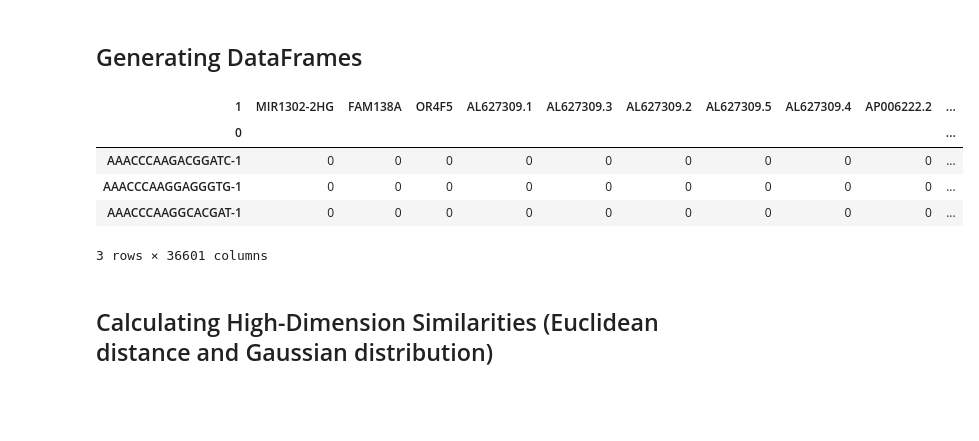
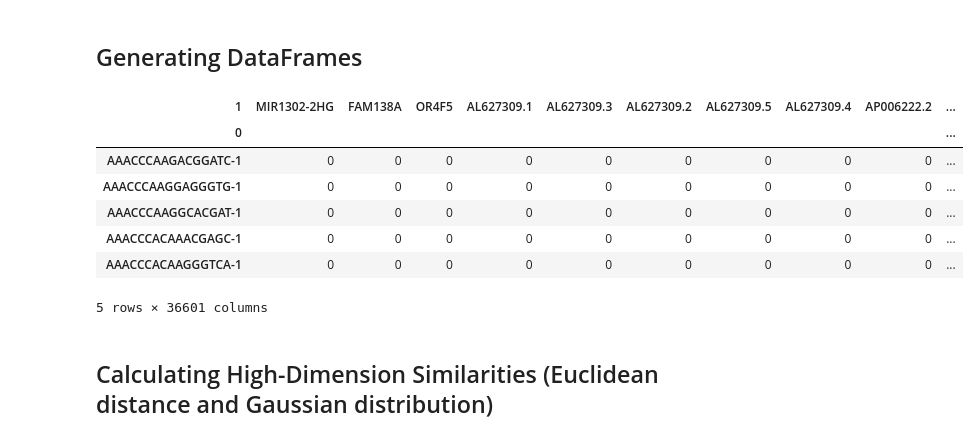
Before and after one commit to charVANder/UMAP_Implementation_on_scRNAseq, a Jupyter notebook: implementation.ipynb, the cells around one changed output. Saved outputs shown, nothing was run; the diff lists cells and outputs as text; code cells hidden in the pictures; blank space fills up the shorter version.

```diff
--- a/implementation.ipynb
+++ b/implementation.ipynb
@@ -51,14 +51,16 @@ male_counts_matrix, male_features, male_barcodes = load_data(male_counts_matrix_
 # %%
 fem_df = pd.DataFrame(fem_counts_matrix.T, index=fem_barcodes[0], columns=fem_features[1]) # Used transpose so that genes are the features.
 male_df = pd.DataFrame(male_counts_matrix.T, index=male_barcodes[0], columns=male_features[1])
-fem_df.head(3) # Used transpose so that genes are the features.
+fem_df.head(5) # Used transpose so that genes are the features.
 # %% [output]
 | 1 | MIR1302-2HG | FAM138A | OR4F5 | AL627309.1 | AL627309.3 | AL627309.2 | AL627309.5 | AL627309.4 | AP006222.2 | ... |
 | 0 |  |  |  |  |  |  |  |  |  | ... |
 | AAACCCAAGACGGATC-1 | 0 | 0 | 0 | 0 | 0 | 0 | 0 | 0 | 0 | ... |
 | AAACCCAAGGAGGGTG-1 | 0 | 0 | 0 | 0 | 0 | 0 | 0 | 0 | 0 | ... |
 | AAACCCAAGGCACGAT-1 | 0 | 0 | 0 | 0 | 0 | 0 | 0 | 0 | 0 | ... |
+| AAACCCACAAACGAGC-1 | 0 | 0 | 0 | 0 | 0 | 0 | 0 | 0 | 0 | ... |
+| AAACCCACAAGGGTCA-1 | 0 | 0 | 0 | 0 | 0 | 0 | 0 | 0 | 0 | ... |
-3 rows × 36601 columns
+5 rows × 36601 columns
 # %% [markdown]
 ## Calculating High-Dimension Similarities (Euclidean distance and Gaussian distribution)
 # %% [markdown]
```
Also changed, not shown: parts of 18 cells of this notebook, 9 other files.
